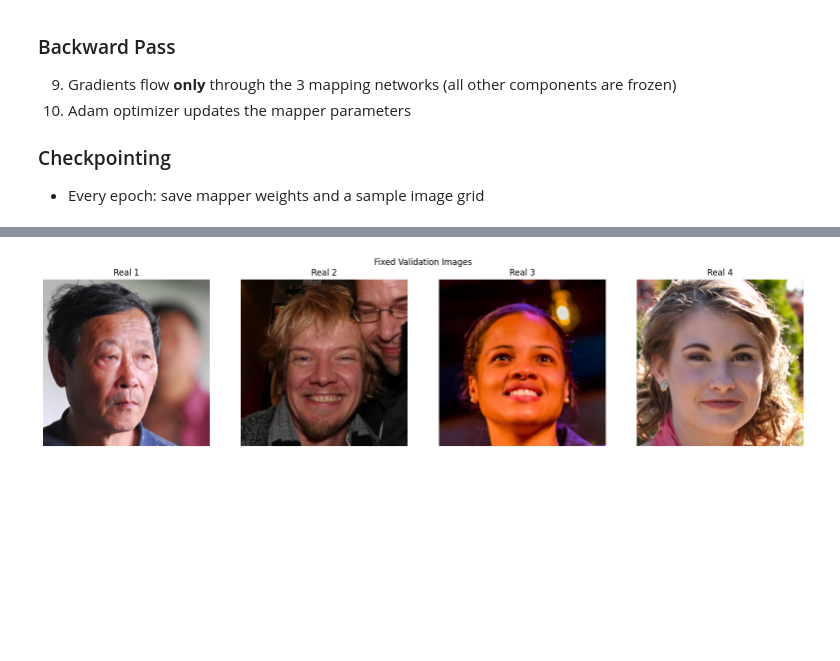
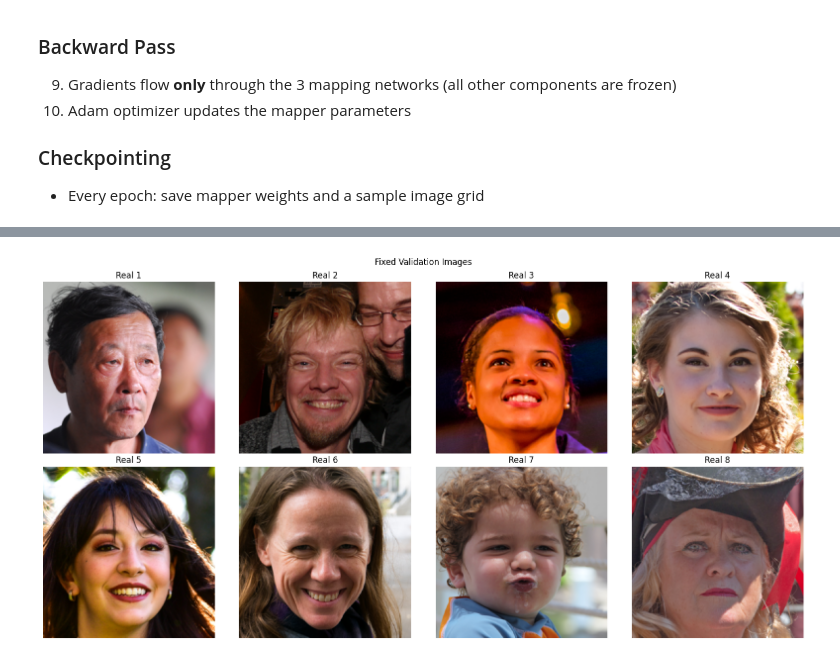
Before and after one commit to Mind2Sketch/Mapping-Neural-Networks, a Jupyter notebook: 3_Mappers.ipynb, the cells around one changed output, grey strips where cells are left out. Saved outputs shown, nothing was run; the diff lists cells and outputs as text; code cells hidden in the pictures; blank space fills up the shorter version.

```diff
--- a/3_Mappers.ipynb
+++ b/3_Mappers.ipynb
@@ -172,13 +172,13 @@ CHECKPOINT_PATH = '/home/m2s/mind2sketch/Mapping-Neural-Networks/weights/pretrai
 # CHECKPOINT_PATH = '/home/m2s/mind2sketch/Mapping-Neural-Networks/weights/checkpoints/step-218750_lamda-1.4_lr-0.002_batchz-16.pt'
 FFHQ_DIR = '/home/m2s/mind2sketch/Mapping-Neural-Networks/ffhq/ffhq256'
 BATCH_SIZE = 16
-LR = 2e-3
-EPOCHS = 100
-LAMBDA_L2 = 0        # weight for L2 regularisation on the latent manipulation step Mt(w)
+LR = 1e-3
+EPOCHS = 300
+LAMBDA_L2 = 0.01      # weight for L2 regularisation on the latent manipulation step Mt(w)
 VAL_SPLIT = 0.1
 TEST_SPLIT = 0.1
-SAVE_DIR = '/home/m2s/mind2sketch/Mapping-Neural-Networks/weights/split/new_loss_lamda_0_b16'
-
+SAVE_DIR = '/home/m2s/mind2sketch/Mapping-Neural-Networks/weights/split/new_loss_lamda_0.01_b16_lr1e-3'
+sample_img_count = 8
 os.makedirs(FFHQ_DIR, exist_ok=True)
 os.makedirs(SAVE_DIR, exist_ok=True)
 # %% [markdown]
@@ -561,24 +561,21 @@ View run at https://wandb.ai/saffrotech-uom/clip-stylegan-mapper/runs/f3f9j0nx
 # %%
 # fixing validation images to be sent to wandb.
 fixed_val_imgs = next(iter(val_loader)).to(device)
-
 with torch.no_grad():
-    real_grid_tensor = utils.make_grid((fixed_val_imgs[:4] + 1) / 2, nrow=4)
+    real_grid_tensor = utils.make_grid((fixed_val_imgs[:sample_img_count] + 1) / 2, nrow=4)  # [:12] → [:8]
     real_grid_np     = (real_grid_tensor.cpu().numpy() * 255).astype('uint8').transpose(1, 2, 0)
-
 run.log({"fixed_real_images": wandb.Image(real_grid_np, caption="Fixed Real Validation Images")})
 
 # ---- Display in notebook ----
 import matplotlib.pyplot as plt
-
-fig, axes = plt.subplots(1, 4, figsize=(16, 4))
-for i, ax in enumerate(axes):
+fig, axes = plt.subplots(2, 4, figsize=(16, sample_img_count))  # (3, 4) → (2, 4)
+for i, ax in enumerate(axes.flat):
     img = (fixed_val_imgs[i].cpu().permute(1, 2, 0).numpy() + 1) / 2
     ax.imshow(img.clip(0, 1))
     ax.axis('off')
     ax.set_title(f'Real {i+1}')
 plt.suptitle('Fixed Validation Images')
 plt.tight_layout()
 plt.show()
 # %% [output]
-[figure, old version]
+[figure, new version]
```
Also changed, not shown: parts of 7 cells of this notebook.
